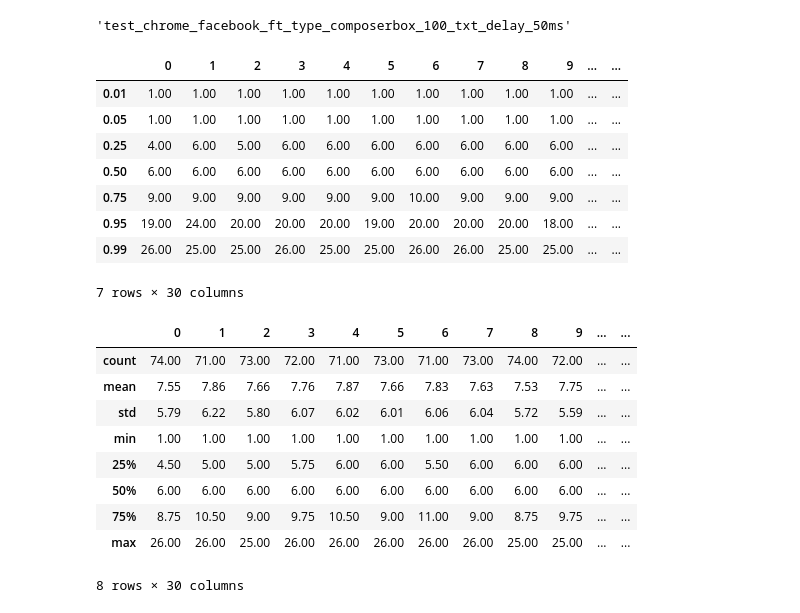
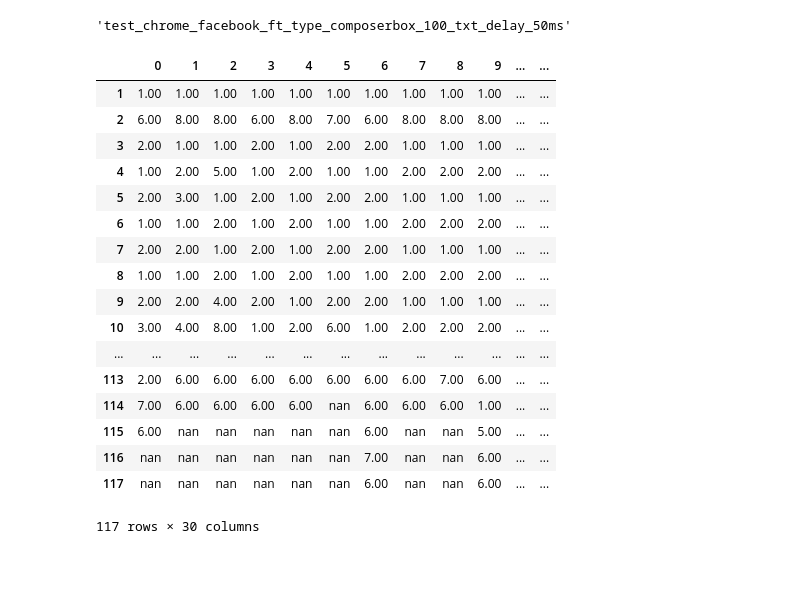
Before and after one commit to Mozilla-TWQA/Hasal, a Jupyter notebook: thirdParty/ipynbTemplates/report-frame-throughput-30-round.ipynb, the cells around one changed output. Saved outputs shown, nothing was run; the diff lists cells and outputs as text; code cells hidden in the pictures; blank space fills up the shorter version.

```diff
--- a/thirdParty/ipynbTemplates/report-frame-throughput-30-round.ipynb
+++ b/thirdParty/ipynbTemplates/report-frame-throughput-30-round.ipynb
@@ -75,28 +75,24 @@ frame = pd.DataFrame([pd.Series(i).diff()
 str(case)
 # %% [output]
 'test_chrome_facebook_ft_type_composerbox_100_txt_delay_50ms'
-# %%
-frame.quantile([0.01, 0.05, 0.25, 0.50, 0.75, 0.95, 0.99], interpolation='nearest')
-# %% [output]
-|  | 0 | 1 | 2 | 3 | 4 | 5 | 6 | 7 | 8 | 9 | ... | ... |
-| 0.01 | 1.00 | 1.00 | 1.00 | 1.00 | 1.00 | 1.00 | 1.00 | 1.00 | 1.00 | 1.00 | ... | ... |
-| 0.05 | 1.00 | 1.00 | 1.00 | 1.00 | 1.00 | 1.00 | 1.00 | 1.00 | 1.00 | 1.00 | ... | ... |
-| 0.25 | 4.00 | 6.00 | 5.00 | 6.00 | 6.00 | 6.00 | 6.00 | 6.00 | 6.00 | 6.00 | ... | ... |
-| 0.50 | 6.00 | 6.00 | 6.00 | 6.00 | 6.00 | 6.00 | 6.00 | 6.00 | 6.00 | 6.00 | ... | ... |
-| 0.75 | 9.00 | 9.00 | 9.00 | 9.00 | 9.00 | 9.00 | 10.00 | 9.00 | 9.00 | 9.00 | ... | ... |
-| 0.95 | 19.00 | 24.00 | 20.00 | 20.00 | 20.00 | 19.00 | 20.00 | 20.00 | 20.00 | 18.00 | ... | ... |
-| 0.99 | 26.00 | 25.00 | 25.00 | 26.00 | 25.00 | 25.00 | 26.00 | 26.00 | 25.00 | 25.00 | ... | ... |
-7 rows × 30 columns
 # %%
-frame.describe()
+frame
 # %% [output]
 |  | 0 | 1 | 2 | 3 | 4 | 5 | 6 | 7 | 8 | 9 | ... | ... |
-| count | 74.00 | 71.00 | 73.00 | 72.00 | 71.00 | 73.00 | 71.00 | 73.00 | 74.00 | 72.00 | ... | ... |
-| mean | 7.55 | 7.86 | 7.66 | 7.76 | 7.87 | 7.66 | 7.83 | 7.63 | 7.53 | 7.75 | ... | ... |
-| std | 5.79 | 6.22 | 5.80 | 6.07 | 6.02 | 6.01 | 6.06 | 6.04 | 5.72 | 5.59 | ... | ... |
-| min | 1.00 | 1.00 | 1.00 | 1.00 | 1.00 | 1.00 | 1.00 | 1.00 | 1.00 | 1.00 | ... | ... |
-| 25% | 4.50 | 5.00 | 5.00 | 5.75 | 6.00 | 6.00 | 5.50 | 6.00 | 6.00 | 6.00 | ... | ... |
-| 50% | 6.00 | 6.00 | 6.00 | 6.00 | 6.00 | 6.00 | 6.00 | 6.00 | 6.00 | 6.00 | ... | ... |
-| 75% | 8.75 | 10.50 | 9.00 | 9.75 | 10.50 | 9.00 | 11.00 | 9.00 | 8.75 | 9.75 | ... | ... |
-| max | 26.00 | 26.00 | 25.00 | 26.00 | 26.00 | 26.00 | 26.00 | 26.00 | 25.00 | 25.00 | ... | ... |
+| 1 | 1.00 | 1.00 | 1.00 | 1.00 | 1.00 | 1.00 | 1.00 | 1.00 | 1.00 | 1.00 | ... | ... |
+| 2 | 6.00 | 8.00 | 8.00 | 6.00 | 8.00 | 7.00 | 6.00 | 8.00 | 8.00 | 8.00 | ... | ... |
+| 3 | 2.00 | 1.00 | 1.00 | 2.00 | 1.00 | 2.00 | 2.00 | 1.00 | 1.00 | 1.00 | ... | ... |
+| 4 | 1.00 | 2.00 | 5.00 | 1.00 | 2.00 | 1.00 | 1.00 | 2.00 | 2.00 | 2.00 | ... | ... |
+| 5 | 2.00 | 3.00 | 1.00 | 2.00 | 1.00 | 2.00 | 2.00 | 1.00 | 1.00 | 1.00 | ... | ... |
+| 6 | 1.00 | 1.00 | 2.00 | 1.00 | 2.00 | 1.00 | 1.00 | 2.00 | 2.00 | 2.00 | ... | ... |
+| 7 | 2.00 | 2.00 | 1.00 | 2.00 | 1.00 | 2.00 | 2.00 | 1.00 | 1.00 | 1.00 | ... | ... |
+| 8 | 1.00 | 1.00 | 2.00 | 1.00 | 2.00 | 1.00 | 1.00 | 2.00 | 2.00 | 2.00 | ... | ... |
+| 9 | 2.00 | 2.00 | 4.00 | 2.00 | 1.00 | 2.00 | 2.00 | 1.00 | 1.00 | 1.00 | ... | ... |
+| 10 | 3.00 | 4.00 | 8.00 | 1.00 | 2.00 | 6.00 | 1.00 | 2.00 | 2.00 | 2.00 | ... | ... |
+| ... | ... | ... | ... | ... | ... | ... | ... | ... | ... | ... | ... | ... |
+| 113 | 2.00 | 6.00 | 6.00 | 6.00 | 6.00 | 6.00 | 6.00 | 6.00 | 7.00 | 6.00 | ... | ... |
+| 114 | 7.00 | 6.00 | 6.00 | 6.00 | 6.00 | nan | 6.00 | 6.00 | 6.00 | 1.00 | ... | ... |
+| 115 | 6.00 | nan | nan | nan | nan | nan | 6.00 | nan | nan | 5.00 | ... | ... |
+| 116 | nan | nan | nan | nan | nan | nan | 7.00 | nan | nan | 6.00 | ... | ... |
+| 117 | nan | nan | nan | nan | nan | nan | 6.00 | nan | nan | 6.00 | ... | ... |
-8 rows × 30 columns
+117 rows × 30 columns
```
Also changed, not shown: parts of 22 cells of this notebook.
